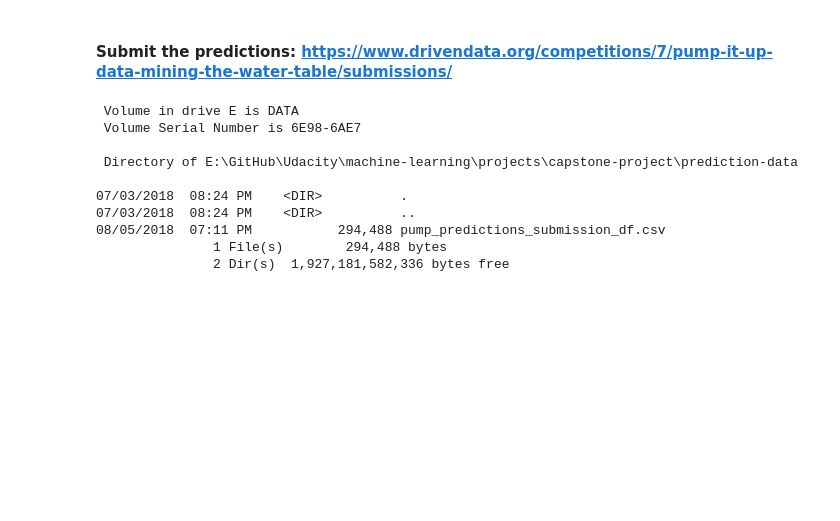
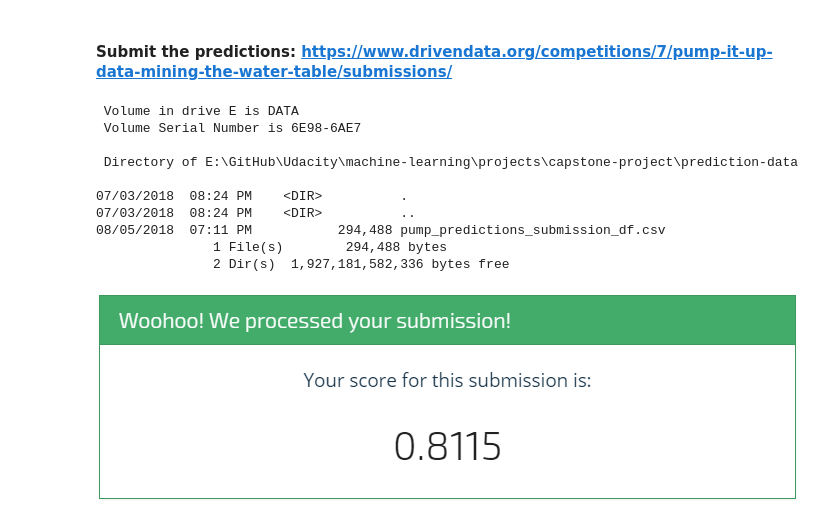
Before and after one commit to ChristopherCochet/Predictive-Maintenance, a Jupyter notebook: Pump it Up - Modelling & Prediction.ipynb, the cells around one changed output. Saved outputs shown, nothing was run; the diff lists cells and outputs as text; code cells hidden in the pictures; blank space fills up the shorter version.

```diff
--- a/Pump it Up - Modelling & Prediction.ipynb
+++ b/Pump it Up - Modelling & Prediction.ipynb
@@ -493,3 +493,8 @@ prediction_df.to_csv(submission_file, index=False)
 08/05/2018  07:11 PM           294,488 pump_predictions_submission_df.csv
                1 File(s)        294,488 bytes
                2 Dir(s)  1,927,181,582,336 bytes free
+# %%
+from IPython.display import Image
+Image(filename='Competition GBM Results.png')
+# %% [output]
+[figure, added]
```
Also changed, not shown: 1 other file.
